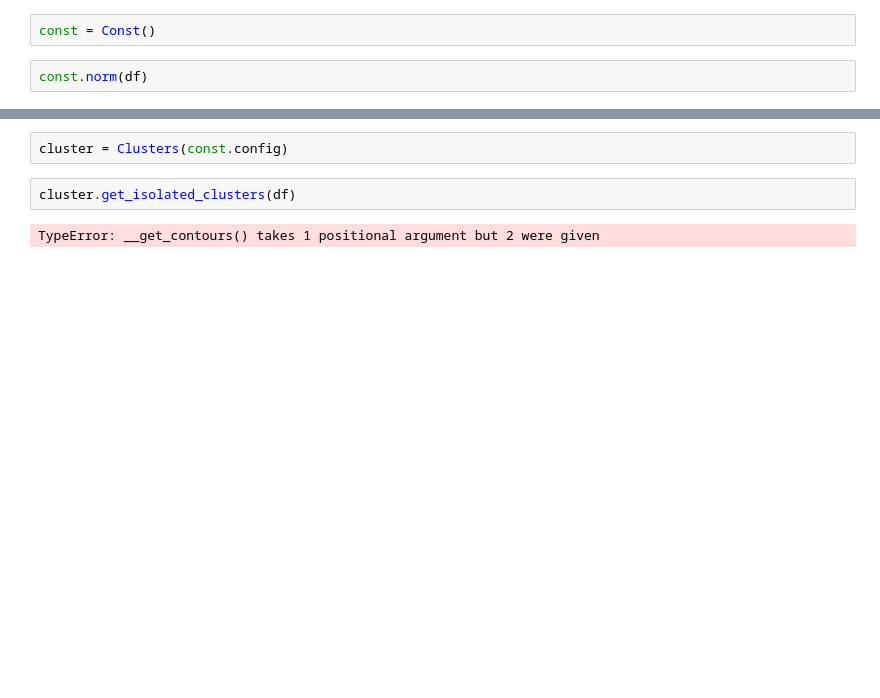
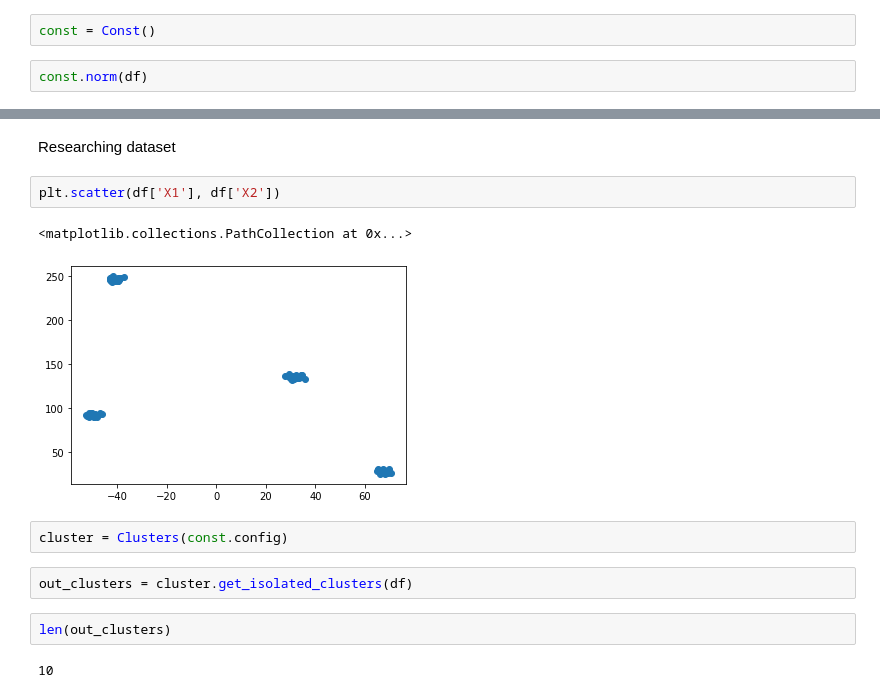
Before and after one commit to Jack55rus/clusters, a Jupyter notebook: Main.ipynb, the cells around one changed output, grey strips where cells are left out. Saved outputs shown, nothing was run; the diff lists cells and outputs as text; blank space fills up the shorter version.

```diff
--- a/Main.ipynb
+++ b/Main.ipynb
@@ -71,6 +85,15 @@ df
+# %% [markdown]
+Researching dataset
+# %%
+plt.scatter(df['X1'], df['X2'])
+# %% [output]
+<matplotlib.collections.PathCollection at 0x...>
+[figure, added]
 # %%
 cluster = Clusters(const.config)
 # %%
-cluster.get_isolated_clusters(df)
+out_clusters = cluster.get_isolated_clusters(df)
-# %% [output]
-TypeError: __get_contours() takes 1 positional argument but 2 were given
+# %%
+len(out_clusters)
+# %% [output]
+10
```
Also changed, not shown: parts of 14 cells of this notebook, 2 other files.
